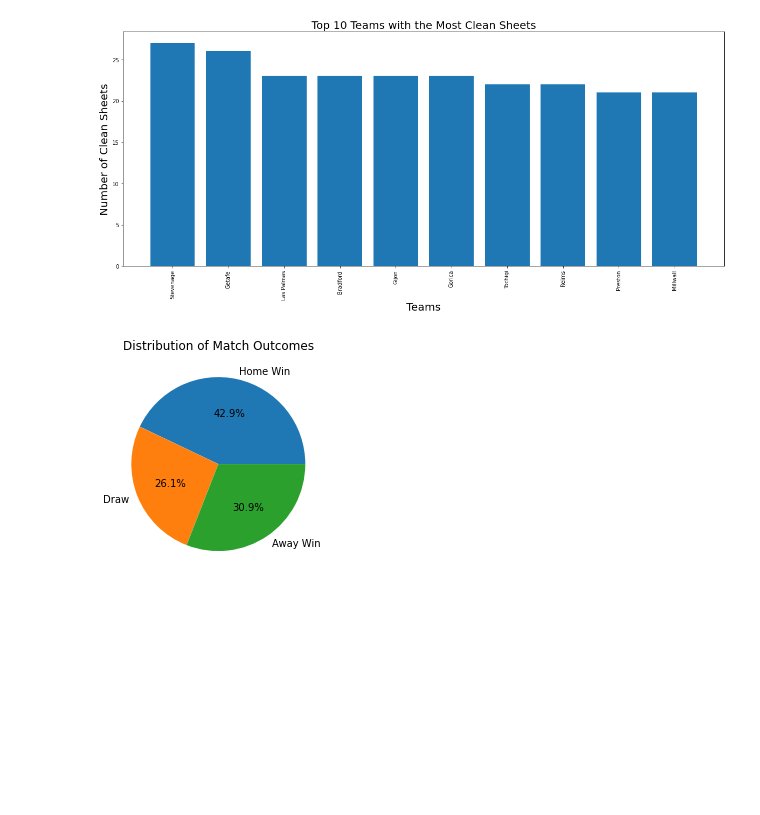
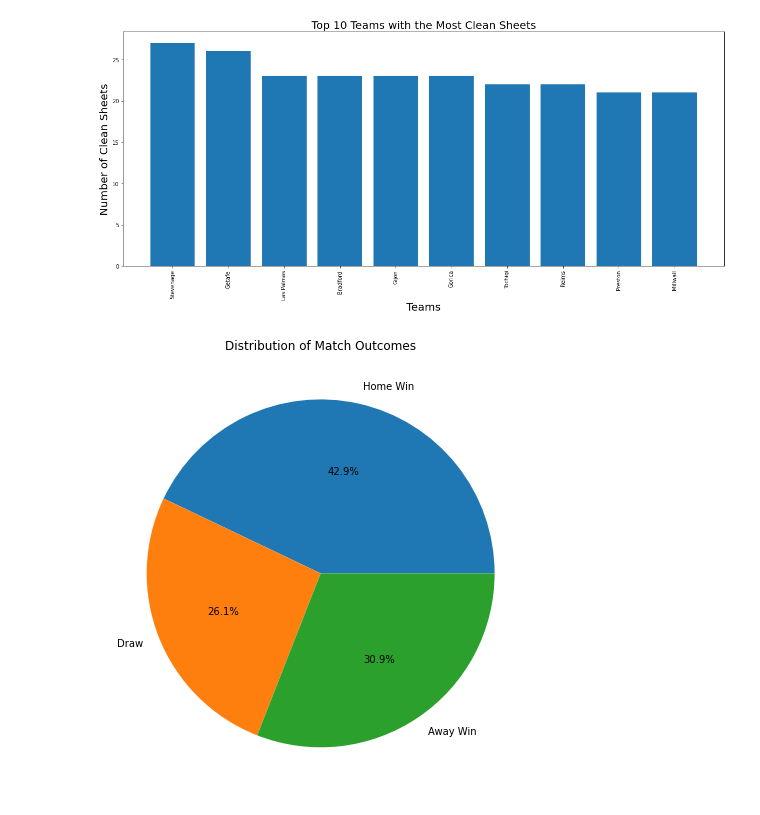
Before and after one commit to MuhammadAhmed3092/Data-Science-Projects, a Jupyter notebook: Football Leagues Analysis using EDA.ipynb, the cells around one changed output. Cells and saved outputs as stored; diff of their text form; code cells hidden in the pictures; blank space fills up the shorter version.

```diff
--- a/Football Leagues Analysis using EDA.ipynb
+++ b/Football Leagues Analysis using EDA.ipynb
@@ -251,11 +264,12 @@ plt.show()
 # %%
 outcomes = ['Home Win','Draw','Away Win']
 counts = [df['Winner'].value_counts()['H'], df['Winner'].value_counts()['D'], df['Winner'].value_counts()['A']]
+plt.figure(figsize=(20,8))
 plt.title("Distribution of Match Outcomes")
 plt.pie(counts, labels=outcomes, autopct='%1.1f%%')
 plt.show()
 # %% [output]
-[figure, old version]
+[figure, new version]
 # %%
 seasons = df['Season']
 home_goals = df['Home Goals']
```
Also changed, not shown: parts of 19 cells of this notebook.
